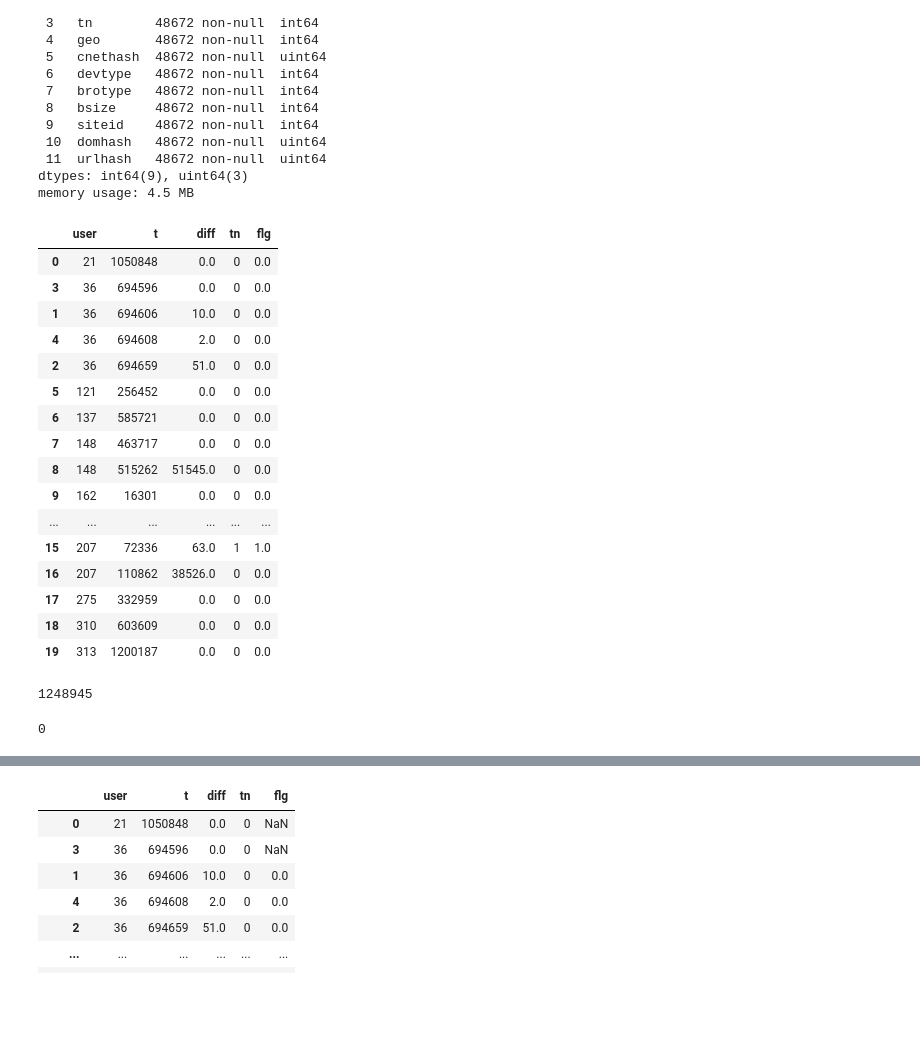
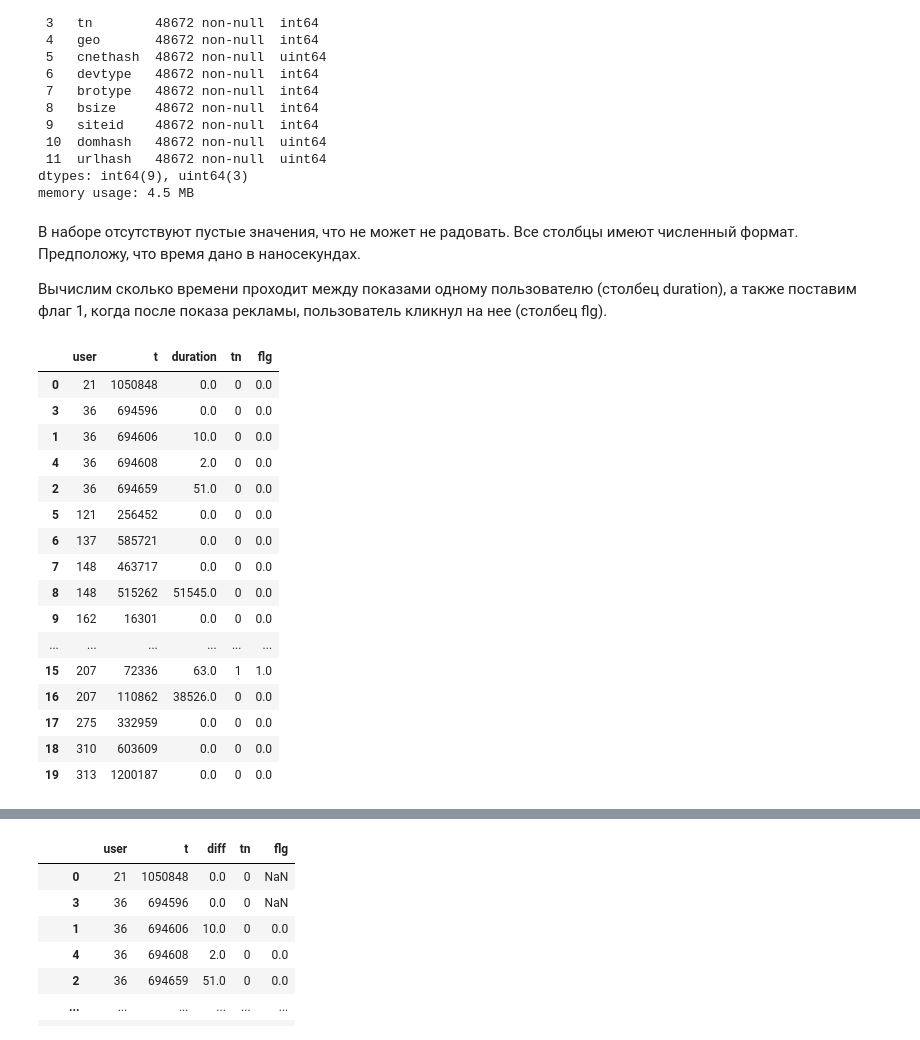
Before and after one commit to AlexeyKurlevsky/traffic-analysis, a Jupyter notebook: notebooks/1. First review.ipynb, the cells around one changed output, grey strips where cells are left out. Cells and saved outputs as stored; diff of their text form; code cells hidden in the pictures; blank space fills up the shorter version.

```diff
--- a/Untitled.ipynb
+++ b/notebooks/1. First review.ipynb
@@ -1,8 +27,11 @@
 # %%
 import pandas as pd
-import matplotlib.pyplot as plt
+import seaborn as sns
+import numpy as np
 
-df = pd.read_table('test_data.tsv')
+sns.set(rc={'figure.figsize':(11.7,8.27)})
+
+df = pd.read_table('../data/test_data.tsv')
 
 df.head()
 # %% [output]
@@ -39,10 +66,15 @@ df_sort = df.sort_values(by=['user', 't'], ascending=True, axis=0)
+# %% [markdown]
+В наборе отсутствуют пустые значения, что не может не радовать. Все столбцы имеют численный формат. Предположу, что время дано в наносекундах.
+
+Вычислим сколько времени проходит между показами одному пользователю (столбец duration), а также поставим флаг 1, когда после показа рекламы, пользователь кликнул на нее (столбец flg).
 # %%
-df_sort['diff'] = df_sort.groupby(by=['user'], as_index=False)['t'].rolling(window=2).apply(lambda x: x.iloc[1] - x.iloc[0]).values
+df_sort = df.sort_values(by=['user', 't'], ascending=True, axis=0)
+df_sort['duration'] = df_sort.groupby(by=['user'], as_index=False)['t'].rolling(window=2).apply(lambda x: x.iloc[1] - x.iloc[0]).values
 df_sort['flg'] = df_sort.groupby(by=['user'], as_index=False)['tn'].rolling(window=2).apply(lambda x: 1 if x.iloc[1] == 1 and x.iloc[0] == 0 else 0).values
 df_sort.fillna(value=0, inplace=True)
-df_sort[['user', 't', 'diff', 'tn', 'flg']].head(20)
+df_sort[['user', 't', 'duration', 'tn', 'flg']].head(20)
 # %% [output]
-|  | user | t | diff | tn | flg |
+|  | user | t | duration | tn | flg |
 | 0 | 21 | 1050848 | 0.0 | 0 | 0.0 |
 | 3 | 36 | 694596 | 0.0 | 0 | 0.0 |
 | 1 | 36 | 694606 | 10.0 | 0 | 0.0 |
@@ -59,11 +91,3 @@ df_sort[['user', 't', 'diff', 'tn', 'flg']].head(20)
 | 17 | 275 | 332959 | 0.0 | 0 | 0.0 |
 | 18 | 310 | 603609 | 0.0 | 0 | 0.0 |
 | 19 | 313 | 1200187 | 0.0 | 0 | 0.0 |
-# %%
-max(df_sort['t'])
-# %% [output]
-1248945
-# %%
-min(df_sort['t'])
-# %% [output]
-0
```
Also changed, not shown: parts of 10 cells of this notebook, 3 other files.
